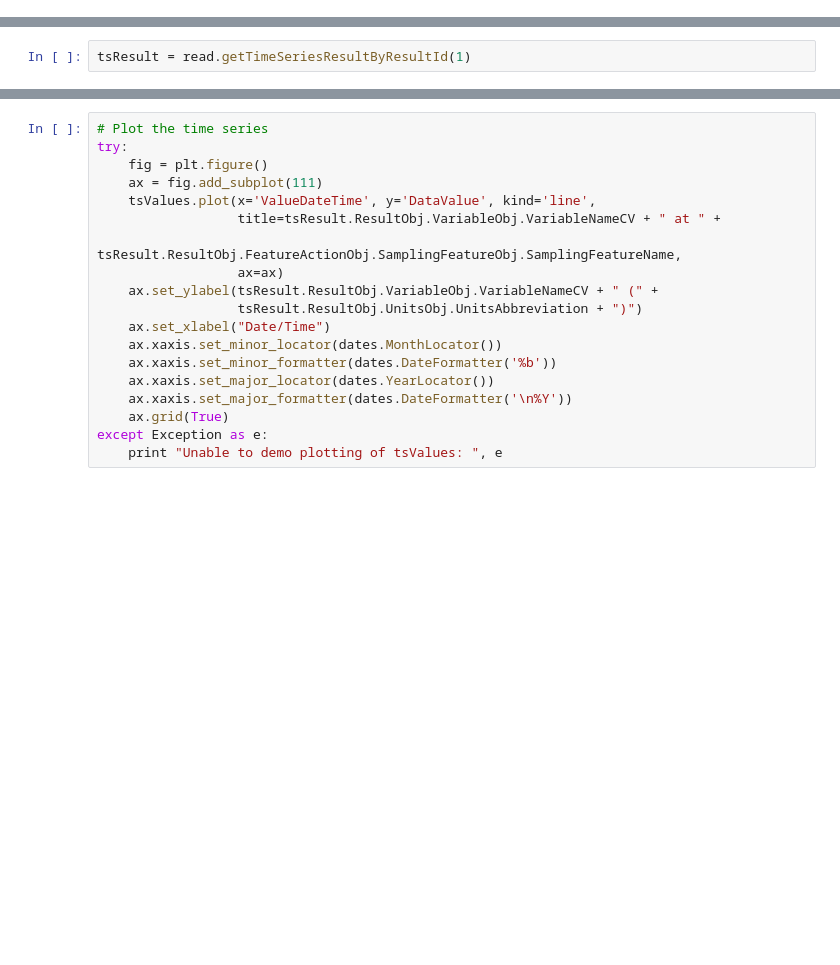
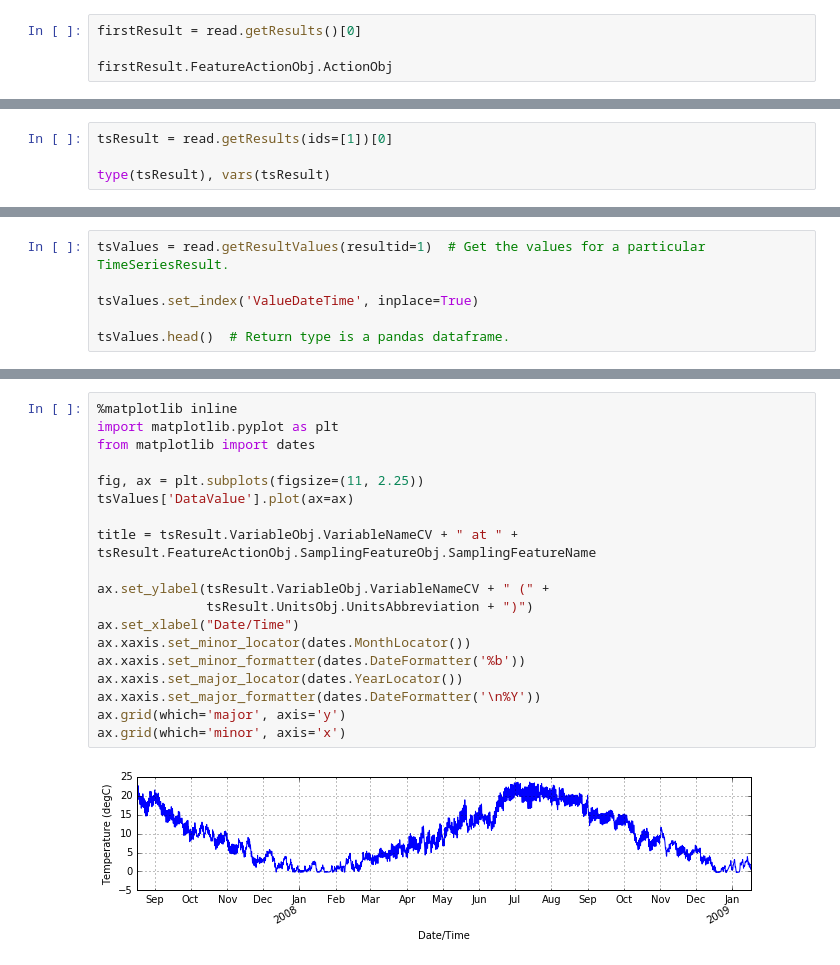
Before and after one commit to ODM2/conda-recipes-ODM2, a Jupyter notebook: notebooks/odm2api_sample_fromsqlite.ipynb, the cells around one changed output, grey strips where cells are left out. Drawn from its saved outputs; the diff is of its cells as text; blank space fills up the shorter version.

```diff
--- a/notebooks/odm2api_sample_fromsqlite.ipynb
+++ b/notebooks/odm2api_sample_fromsqlite.ipynb
@@ -89,0 +136,4 @@ type(sf.shape()), sf.shape().wkt
+# %%
+firstResult = read.getResults()[0]
+
+firstResult.FeatureActionObj.ActionObj
@@ -107,0 +175,4 @@ except Exception as e:
+# %%
+tsResult = read.getResults(ids=[1])[0]
+
+type(tsResult), vars(tsResult)
@@ -130,2 +226,0 @@ except Exception as e:
-# %%
-tsResult = read.getTimeSeriesResultByResultId(1)
@@ -143,0 +229,6 @@ tsValues.head()
+# %%
+tsValues = read.getResultValues(resultid=1)  # Get the values for a particular TimeSeriesResult.
+
+tsValues.set_index('ValueDateTime', inplace=True)
+
+tsValues.head()  # Return type is a pandas dataframe.
@@ -144,19 +243,21 @@ tsValues.head()
 # %%
-# Plot the time series
-try:
-    fig = plt.figure()
-    ax = fig.add_subplot(111)
-    tsValues.plot(x='ValueDateTime', y='DataValue', kind='line',
-                  title=tsResult.ResultObj.VariableObj.VariableNameCV + " at " +
-                        tsResult.ResultObj.FeatureActionObj.SamplingFeatureObj.SamplingFeatureName,
-                  ax=ax)
-    ax.set_ylabel(tsResult.ResultObj.VariableObj.VariableNameCV + " (" +
-                  tsResult.ResultObj.UnitsObj.UnitsAbbreviation + ")")
-    ax.set_xlabel("Date/Time")
-    ax.xaxis.set_minor_locator(dates.MonthLocator())
-    ax.xaxis.set_minor_formatter(dates.DateFormatter('%b'))
-    ax.xaxis.set_major_locator(dates.YearLocator())
-    ax.xaxis.set_major_formatter(dates.DateFormatter('\n%Y'))
-    ax.grid(True)
-except Exception as e:
-    print "Unable to demo plotting of tsValues: ", e
+%matplotlib inline
+import matplotlib.pyplot as plt
+from matplotlib import dates
+
+fig, ax = plt.subplots(figsize=(11, 2.25))
+tsValues['DataValue'].plot(ax=ax)
+
+title = tsResult.VariableObj.VariableNameCV + " at " +  tsResult.FeatureActionObj.SamplingFeatureObj.SamplingFeatureName
+
+ax.set_ylabel(tsResult.VariableObj.VariableNameCV + " (" +
+              tsResult.UnitsObj.UnitsAbbreviation + ")")
+ax.set_xlabel("Date/Time")
+ax.xaxis.set_minor_locator(dates.MonthLocator())
+ax.xaxis.set_minor_formatter(dates.DateFormatter('%b'))
+ax.xaxis.set_major_locator(dates.YearLocator())
+ax.xaxis.set_major_formatter(dates.DateFormatter('\n%Y'))
+ax.grid(which='major', axis='y')
+ax.grid(which='minor', axis='x')
+# %% [output]
+[figure, added]
```
Also changed, not shown: parts of 43 cells of this notebook, 3 other files.
